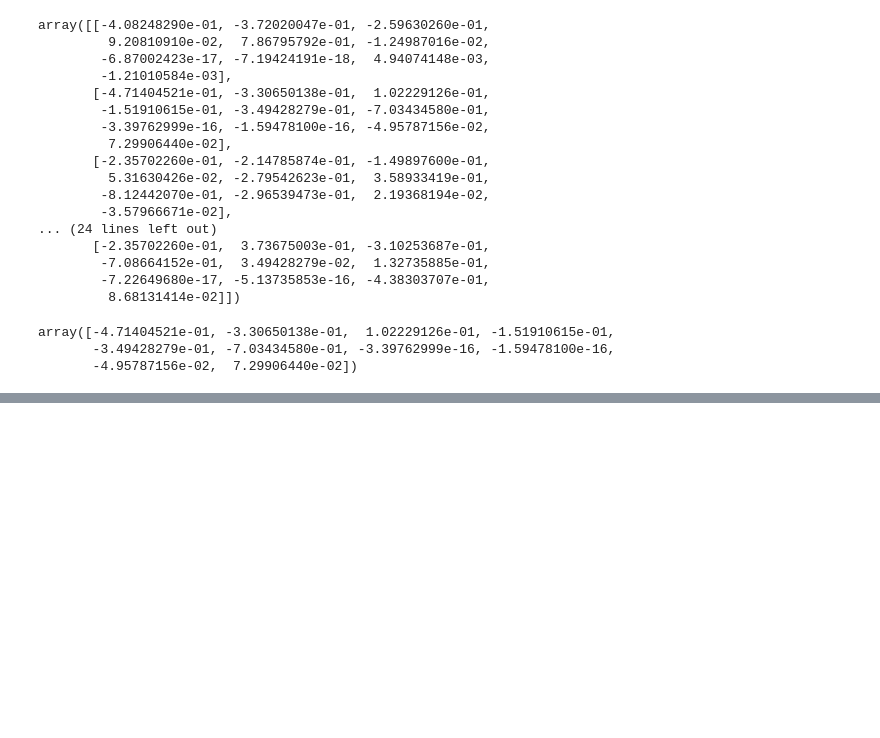
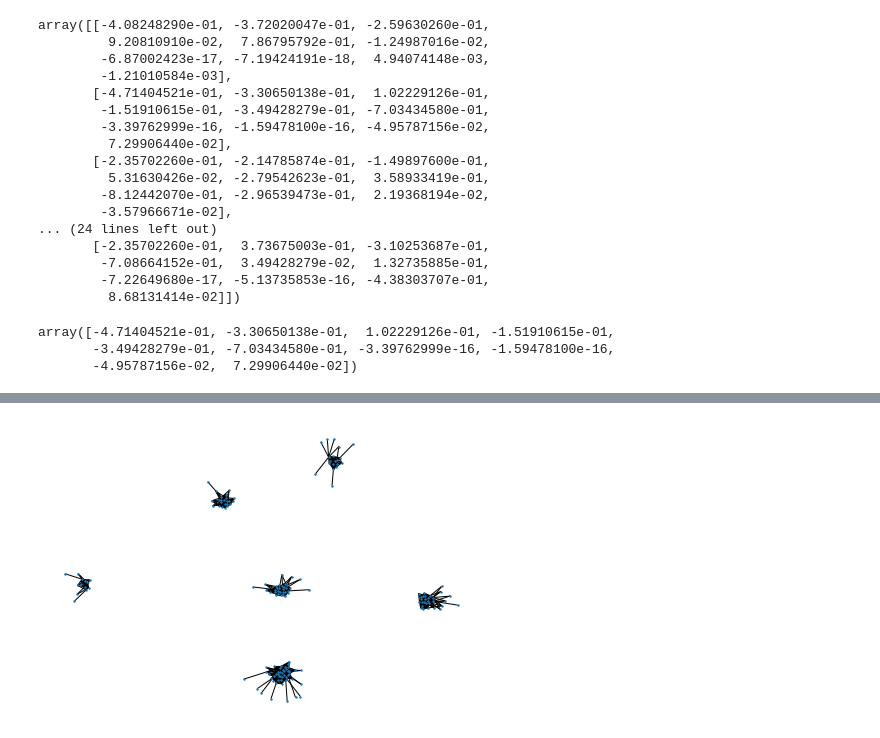
Before and after one commit to temporal-graphs/STM, a Jupyter notebook: Thesis.ipynb, the cells around one changed output, grey strips where cells are left out. Cells and saved outputs as stored; diff of their text form; code cells hidden in the pictures; blank space fills up the shorter version.

```diff
--- a/Thesis.ipynb
+++ b/Thesis.ipynb
@@ -414,0 +425,5 @@ array([-4.71404521e-01, -3.30650138e-01,  1.02229126e-01, -1.51910615e-01,
+# %%
+G2 = bipartite.read_edgelist('./data/EmailEU/email-Eu-core-temporal-Dept2.txt.kronfit')
+nx.draw(G2,node_size=2, edge_size=1)
+# %% [output]
+[figure, added]
```
Also changed, not shown: parts of 49 cells of this notebook, 2 other files.
